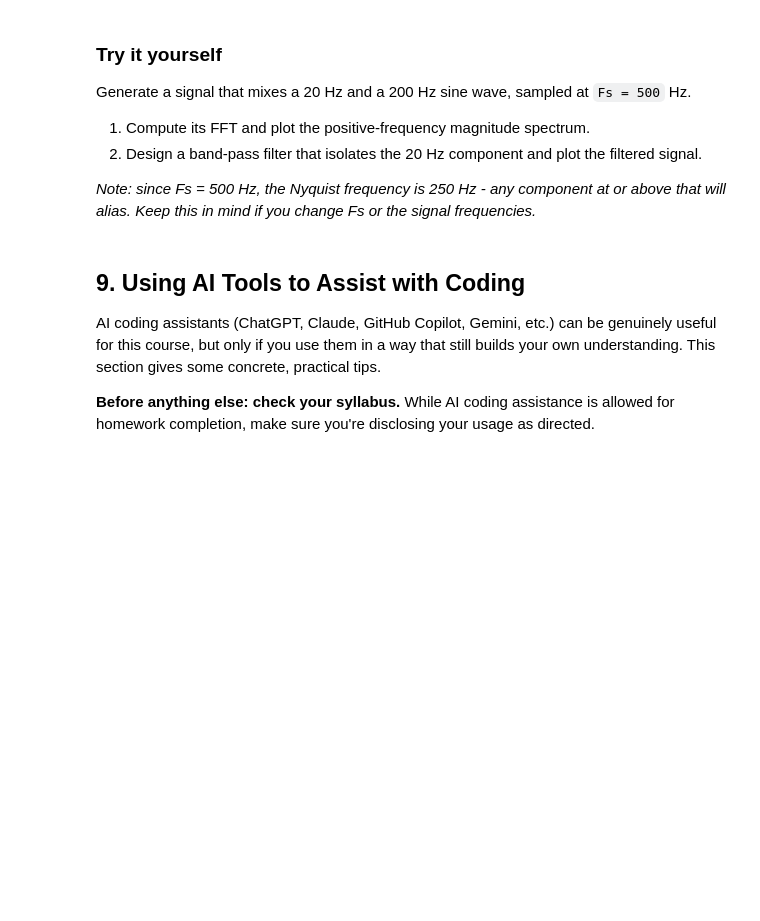
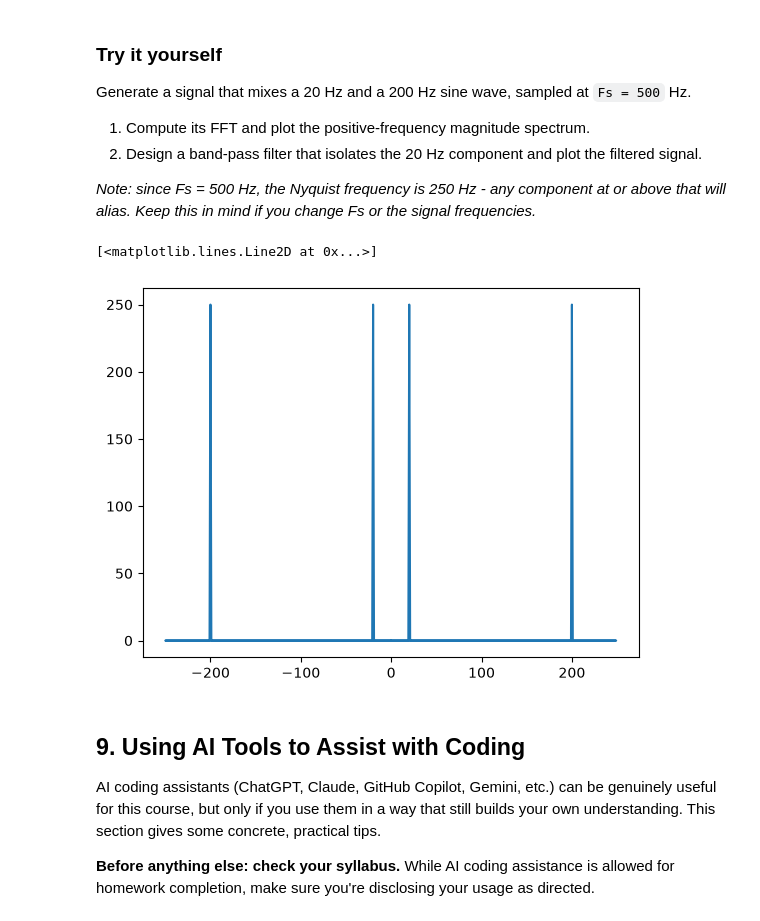
Before and after one commit to guswns3396-classes/BIOINF580, a Jupyter notebook: lab/lab1/Lab_1.ipynb, the cells around one changed output. Cells and saved outputs as stored; diff of their text form; code cells hidden in the pictures; blank space fills up the shorter version.

```diff
--- a/lab/lab1/Lab_1.ipynb
+++ b/lab/lab1/Lab_1.ipynb
@@ -902,6 +941,23 @@ Generate a signal that mixes a 20 Hz and a 200 Hz sine wave, sampled at `Fs = 50
 *Note: since Fs = 500 Hz, the Nyquist frequency is 250 Hz - any component at or above that will alias. Keep this in mind if you change Fs or the signal frequencies.*
 # %%
 # Your code here
+import numpy as np
+import matplotlib.pyplot as plt
+
+Fs = 500                      # sampling rate (Hz)
+t = np.arange(0, 1, 1/Fs)     # time vector: 0 to 1 second with step 1/Fs
+
+x = np.sin(2*np.pi*20*t) + np.sin(2*np.pi*200*t)
+
+# --- Perform FFT ---
+ft = np.fft.fft(x)                       # FFT result (complex numbers)
+magnitude = np.abs(ft)                   # magnitude (how "strong" each frequency is)
+freqs = np.fft.fftfreq(len(ft), d=1/Fs)  # Frequency (Hz)
+
+plt.plot(freqs, magnitude)
+# %% [output]
+[<matplotlib.lines.Line2D at 0x...>]
+[figure, added]
 # %% [markdown]
 ## 9. Using AI Tools to Assist with Coding
 
```
Also changed, not shown: parts of 15 cells of this notebook, 2 other files.
